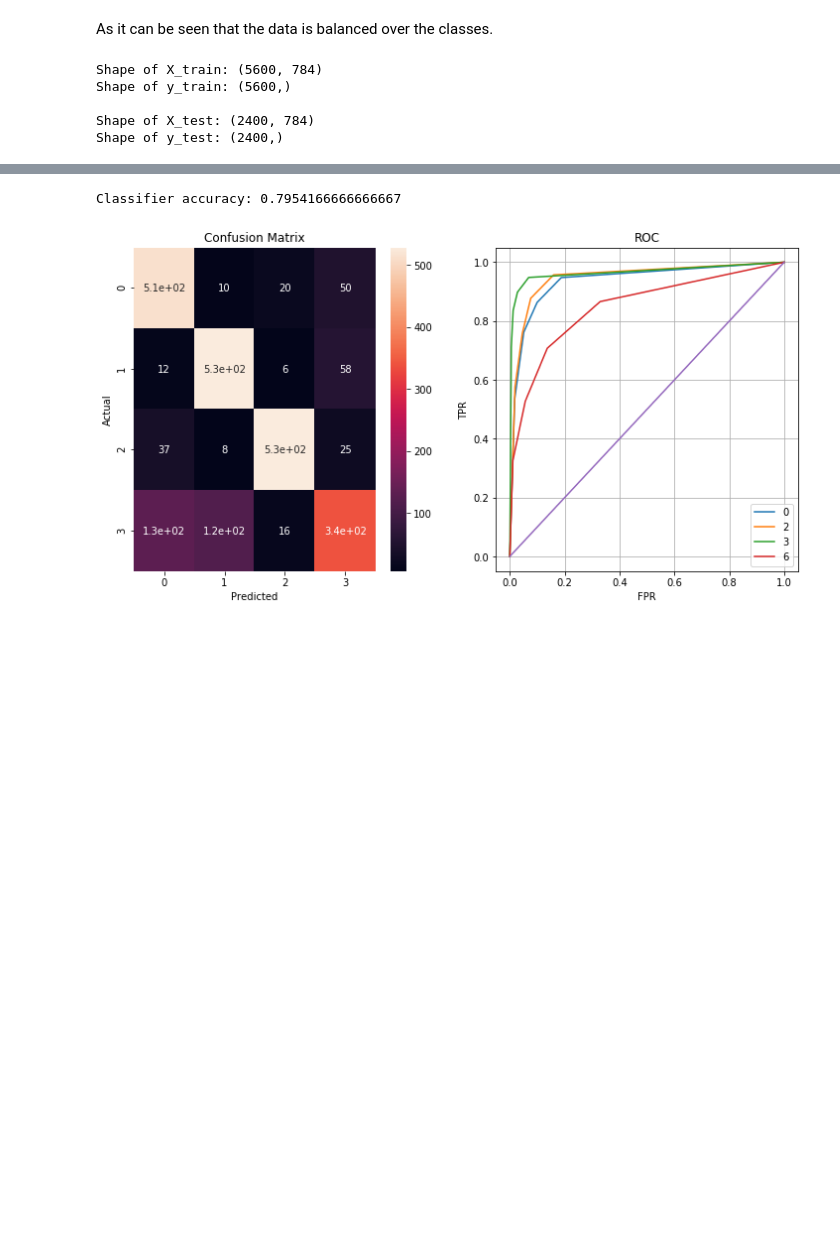
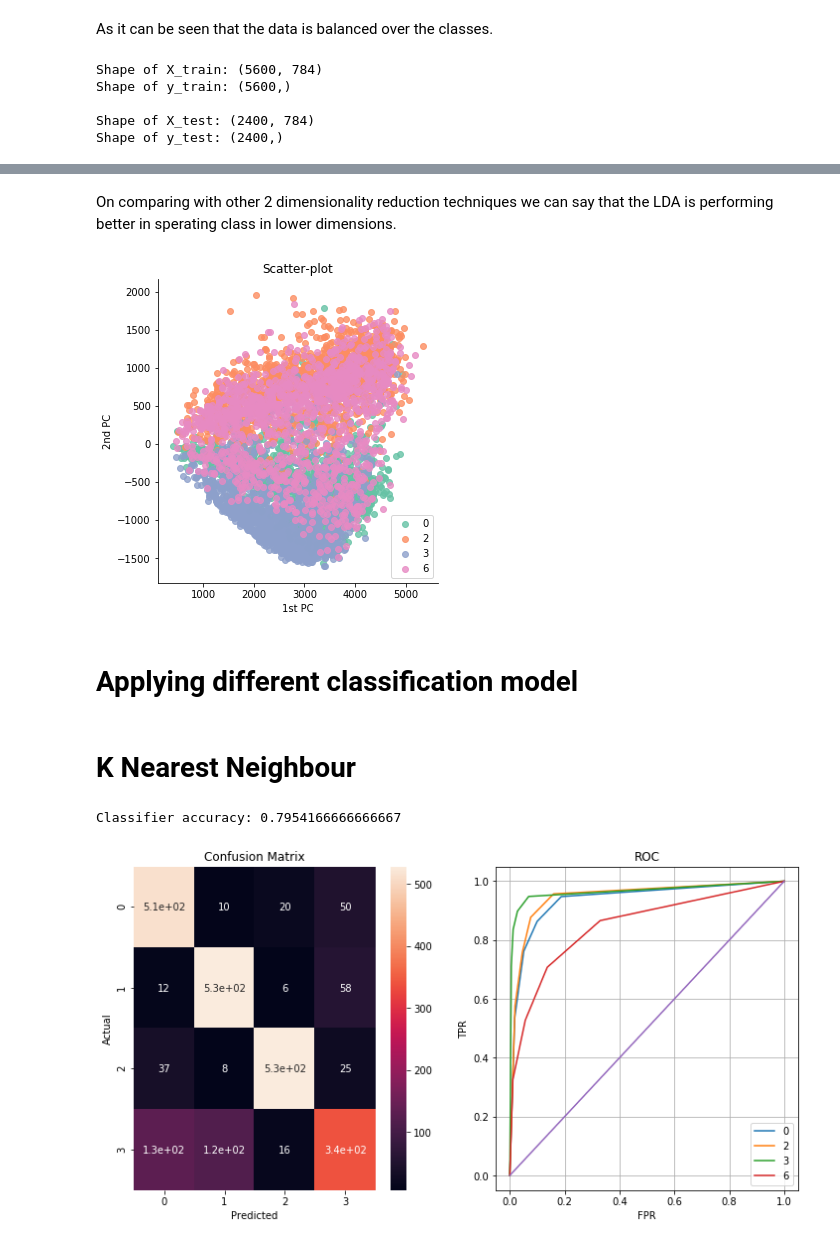
Before and after one commit to TheAnkurPandey/MIDASS_SIT, a Jupyter notebook: CV_Problem/ImageClassificationTask.ipynb, the cells around one changed output, grey strips where cells are left out. Saved outputs shown, nothing was run; the diff lists cells and outputs as text; code cells hidden in the pictures; blank space fills up the shorter version.

```diff
--- a/CV_Problem/ImageClassificationTask.ipynb
+++ b/CV_Problem/ImageClassificationTask.ipynb
@@ -126,0 +165,12 @@ Shape of y_test: (2400,)
+# %%
+def reduce_dimension_by_lsa(X_train, X_test, n_components):
+    from sklearn.decomposition import TruncatedSVD
+
+    lsa = TruncatedSVD(n_components, algorithm = 'arpack')
+
+    X_train = lsa.fit_transform(X_train)
+    X_test = lsa.transform(X_test)
+
+    return X_train, X_test
+# %%
+X_train_tsvd, X_test_tsvd = reduce_dimension_by_lsa(X_train.astype('float'), X_test.astype('float'), 2)
@@ -127,3 +199,13 @@ Shape of y_test: (2400,)
+# %% [markdown]
+On comparing with other 2 dimensionality reduction techniques we can say that the LDA is performing better in sperating class in lower dimensions.
+# %%
+df = pd.DataFrame(X_train_tsvd, columns=['1st PC', '2nd PC'])
+df = df.assign(label=np.array(y_train))
+scatter_plot(df, '1st PC', '2nd PC', 'Scatter-plot')
+# %% [output]
+[figure, added]
+# %% [markdown]
+# Applying different classification model
 # %%
 def train_the_classifier_and_analyse_the_test_results(clf, X_train, y_train, X_test, y_test):
     from sklearn.metrics import confusion_matrix
@@ -172,6 +254,8 @@ def train_the_classifier_and_analyse_the_test_results(clf, X_train, y_train, X_t
     print(classification_report(y_test, y_pred))
 
     print("Log-loss of classifier :", log_loss(y_test, scores_for_all_class))
+# %% [markdown]
+# K Nearest Neighbour
 # %%
 from sklearn.neighbors import KNeighborsClassifier
 from sklearn.model_selection import GridSearchCV
```
Also changed, not shown: parts of 34 cells of this notebook, 1 other file.
